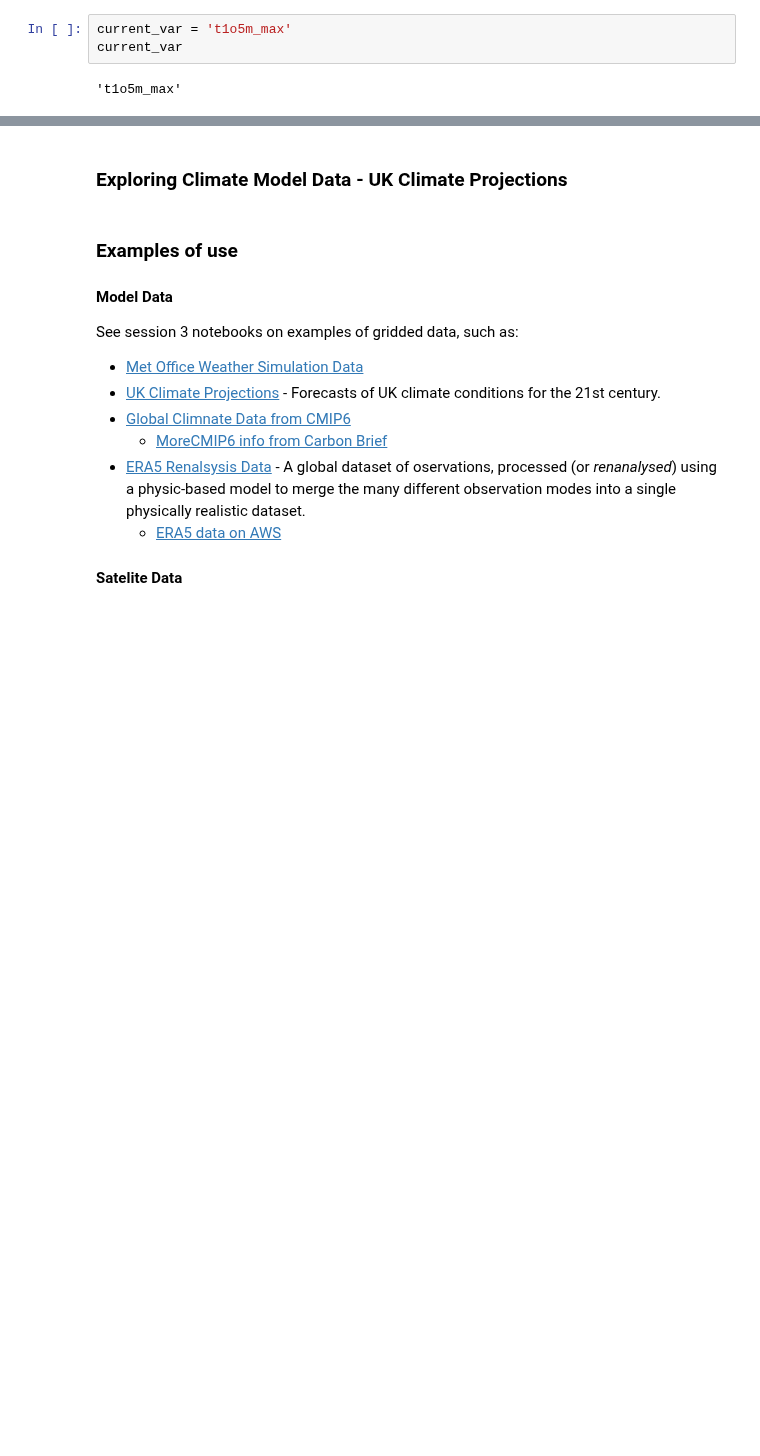
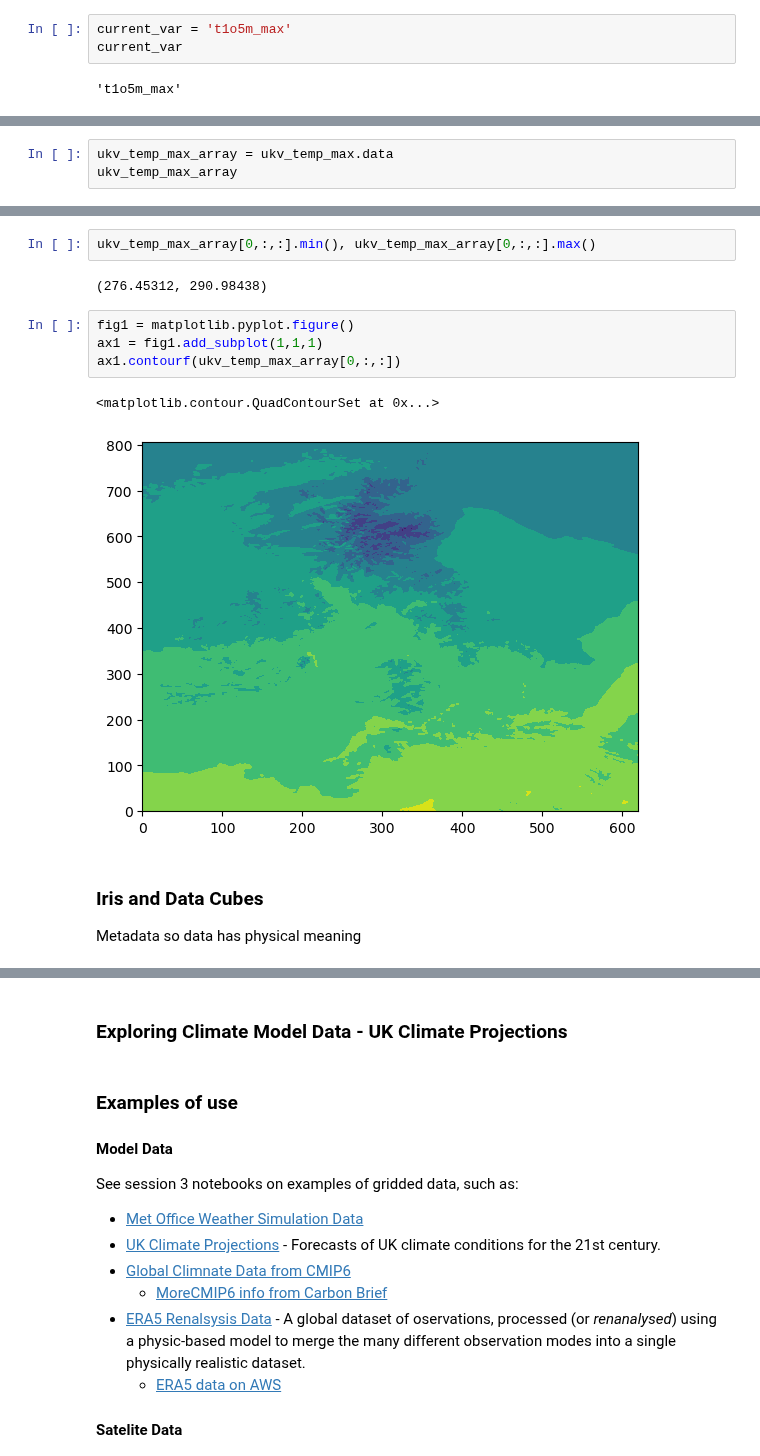
Before and after one commit to informatics-lab/spaceapps-2022-mo-bootcamp, a Jupyter notebook: Session1_intro_python_environmental_science/03_gridded_data.ipynb, the cells around one changed output, grey strips where cells are left out. Saved outputs shown, nothing was run; the diff lists cells and outputs as text; blank space fills up the shorter version.

Commit message:
Added some more s=cells on gridded data.

```diff
--- a/Session1_intro_python_environmental_science/03_gridded_data.ipynb
+++ b/Session1_intro_python_environmental_science/03_gridded_data.ipynb
@@ -95,0 +128,3 @@ ukv_temp_max
+# %%
+ukv_temp_max_array = ukv_temp_max.data
+ukv_temp_max_array
@@ -95,0 +173,14 @@ ukv_temp_max
+# %%
+ukv_temp_max_array[0,:,:].min(), ukv_temp_max_array[0,:,:].max()
+# %% [output]
+(276.45312, 290.98438)
+# %%
+fig1 = matplotlib.pyplot.figure()
+ax1 = fig1.add_subplot(1,1,1)
+ax1.contourf(ukv_temp_max_array[0,:,:])
+# %% [output]
+<matplotlib.contour.QuadContourSet at 0x...>
+[figure, added]
+# %% [markdown]
+### Iris and Data Cubes
+Metadata so data has physical meaning
```
Also changed, not shown: parts of 39 cells of this notebook.
